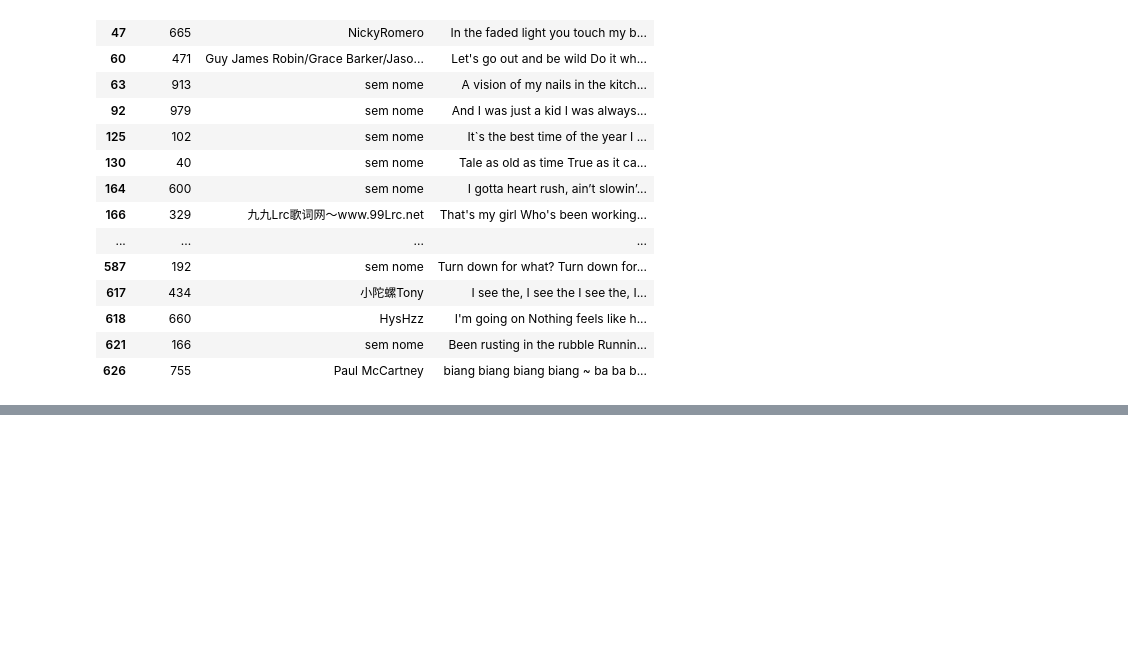
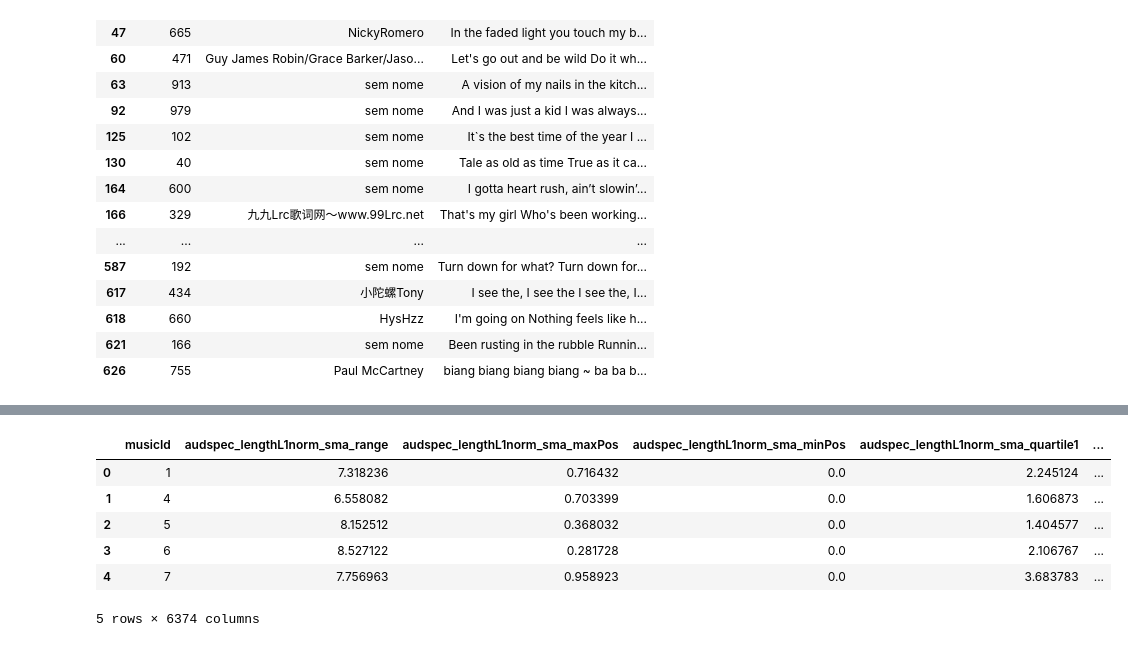
Before and after one commit to AngeloMendes/mer-music-emotion-recognition, a Jupyter notebook: notebook/1-build-dataset.ipynb, the cells around one changed output, grey strips where cells are left out. Cells and saved outputs as stored; diff of their text form; code cells hidden in the pictures; blank space fills up the shorter version.

```diff
--- a/notebook/1-build-dataset.ipynb
+++ b/notebook/1-build-dataset.ipynb
@@ -78,0 +117,11 @@ df.to_csv("../data/processed/lyrics.csv")
+# %%
+aux_static_features_df = static_features_df.copy(deep=True)
+aux_static_features_df.head()
+# %% [output]
+|  | musicId | audspec_lengthL1norm_sma_range | audspec_lengthL1norm_sma_maxPos | audspec_lengthL1norm_sma_minPos | audspec_lengthL1norm_sma_quartile1 | ... |
+| 0 | 1 | 7.318236 | 0.716432 | 0.0 | 2.245124 | ... |
+| 1 | 4 | 6.558082 | 0.703399 | 0.0 | 1.606873 | ... |
+| 2 | 5 | 8.152512 | 0.368032 | 0.0 | 1.404577 | ... |
+| 3 | 6 | 8.527122 | 0.281728 | 0.0 | 2.106767 | ... |
+| 4 | 7 | 7.756963 | 0.958923 | 0.0 | 3.683783 | ... |
+5 rows × 6374 columns
```
Also changed, not shown: parts of 15 cells of this notebook.
